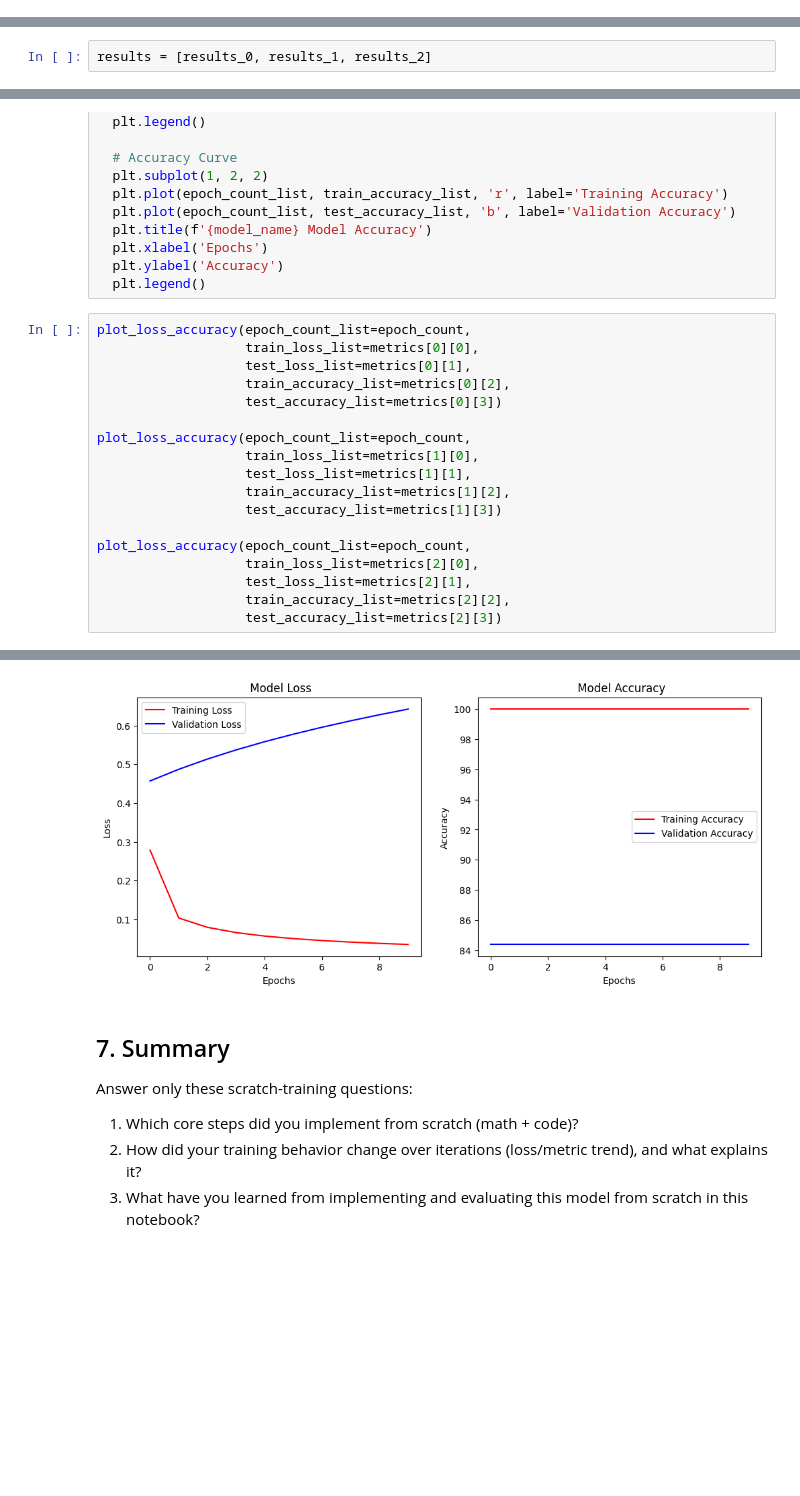
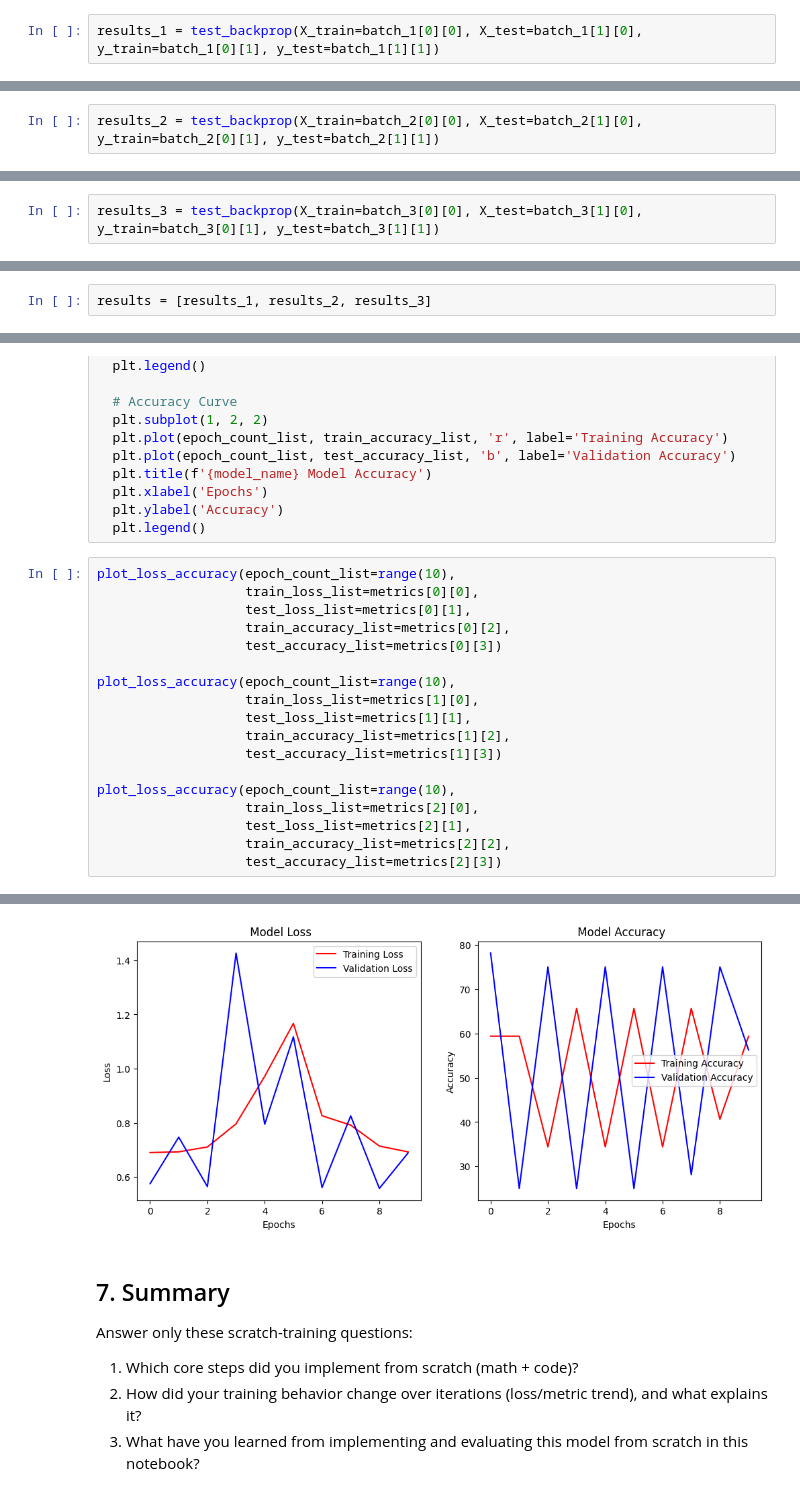
Before and after one commit to iiitl/Neural-Networks, a Jupyter notebook: scratch/training.ipynb, the cells around one changed output, grey strips where cells are left out. Cells and saved outputs as stored; diff of their text form; blank space fills up the shorter version.

```diff
--- a/scratch/training.ipynb
+++ b/scratch/training.ipynb
@@ -505,0 +395,2 @@ Accuracy: 100.00% | Test Accuracy: 84.38%
+# %%
+results_1 = test_backprop(X_train=batch_1[0][0], X_test=batch_1[1][0], y_train=batch_1[0][1], y_test=batch_1[1][1])
@@ -505,0 +415,2 @@ Accuracy: 100.00% | Test Accuracy: 84.38%
+# %%
+results_2 = test_backprop(X_train=batch_2[0][0], X_test=batch_2[1][0], y_train=batch_2[0][1], y_test=batch_2[1][1])
@@ -505,0 +435,2 @@ Accuracy: 100.00% | Test Accuracy: 84.38%
+# %%
+results_3 = test_backprop(X_train=batch_3[0][0], X_test=batch_3[1][0], y_train=batch_3[0][1], y_test=batch_3[1][1])
@@ -507,7 +456,7 @@ Accuracy: 100.00% | Test Accuracy: 84.38%
 ## 6. Evaluation
 Report the correct metric clearly and compare achieved value with target threshold.
 # %%
-results = [results_0, results_1, results_2]
+results = [results_1, results_2, results_3]
 # %%
 metrics = []
 
@@ -551,19 +500,19 @@ def plot_loss_accuracy(epoch_count_list: list[int],
   plt.ylabel('Accuracy')
   plt.legend()
 # %%
-plot_loss_accuracy(epoch_count_list=epoch_count,
+plot_loss_accuracy(epoch_count_list=range(10),
                    train_loss_list=metrics[0][0],
                    test_loss_list=metrics[0][1],
                    train_accuracy_list=metrics[0][2],
                    test_accuracy_list=metrics[0][3])
 
-plot_loss_accuracy(epoch_count_list=epoch_count,
+plot_loss_accuracy(epoch_count_list=range(10),
                    train_loss_list=metrics[1][0],
                    test_loss_list=metrics[1][1],
                    train_accuracy_list=metrics[1][2],
                    test_accuracy_list=metrics[1][3])
 
-plot_loss_accuracy(epoch_count_list=epoch_count,
+plot_loss_accuracy(epoch_count_list=range(10),
                    train_loss_list=metrics[2][0],
                    test_loss_list=metrics[2][1],
                    train_accuracy_list=metrics[2][2],
@@ -574,4 +523,4 @@ plot_loss_accuracy(epoch_count_list=epoch_count,
-[figure, old version]
+[figure, new version]
 # %% [markdown]
 ## 7. Summary
 Answer only these scratch-training questions:
```
Also changed, not shown: parts of 15 cells of this notebook.
